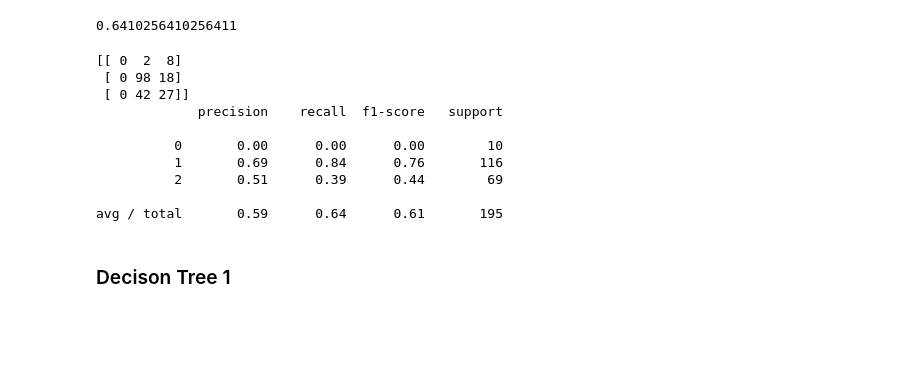
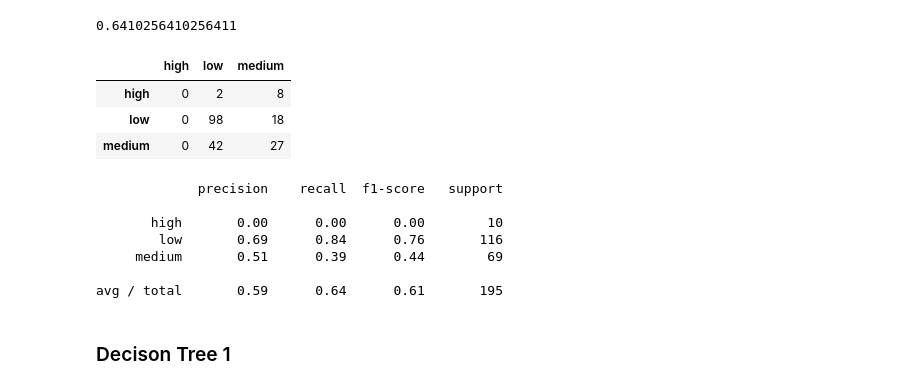
Before and after one commit to mamitch/Springboard_Capstone, a Jupyter notebook: Capstone_Project_Student_Alc_binned.ipynb, the cells around one changed output. Drawn from its saved outputs; the diff is of its cells as text; code cells hidden in the pictures; blank space fills up the shorter version.

```diff
--- a/Capstone_Project_Student_Alc_binned.ipynb
+++ b/Capstone_Project_Student_Alc_binned.ipynb
@@ -425,7 +422,7 @@ Best parameters:{'C': 1, 'kernel': 'rbf'}
 Best cross-validation score: 0.60
 # %%
 #Score for SVM using best hyperparameters
-svm=SVC(C=1, kernel='rbf')
+svm=grid_search.best_estimator_
 svm.fit(X_train, y_train)
 svm.score(X_test, y_test)
 # %% [output]
@@ -433,19 +430,23 @@ svm.score(X_test, y_test)
 # %%
 predicted = svm.predict(X_test)
 matrix = metrics.confusion_matrix(y_test, predicted)
-print(matrix)
-print(classification_report(y_test, predicted))
+matrix_df=pd.DataFrame(matrix, index=class_labels, columns=class_labels)
+matrix_df
 # %% [output]
-[[ 0  2  8]
- [ 0 98 18]
- [ 0 42 27]]
-             precision    recall  f1-score   support
-
-          0       0.00      0.00      0.00        10
-          1       0.69      0.84      0.76       116
-          2       0.51      0.39      0.44        69
-
-avg / total       0.59      0.64      0.61       195
+|  | high | low | medium |
+| high | 0 | 2 | 8 |
+| low | 0 | 98 | 18 |
+| medium | 0 | 42 | 27 |
+# %%
+print(classification_report(y_test, predicted))
+# %% [output]
+             precision    recall  f1-score   support
+
+       high       0.00      0.00      0.00        10
+        low       0.69      0.84      0.76       116
+     medium       0.51      0.39      0.44        69
+
+avg / total       0.59      0.64      0.61       195
 # %% [markdown]
 ### Decison Tree 1
 # %%
```
Also changed, not shown: parts of 31 cells of this notebook.
